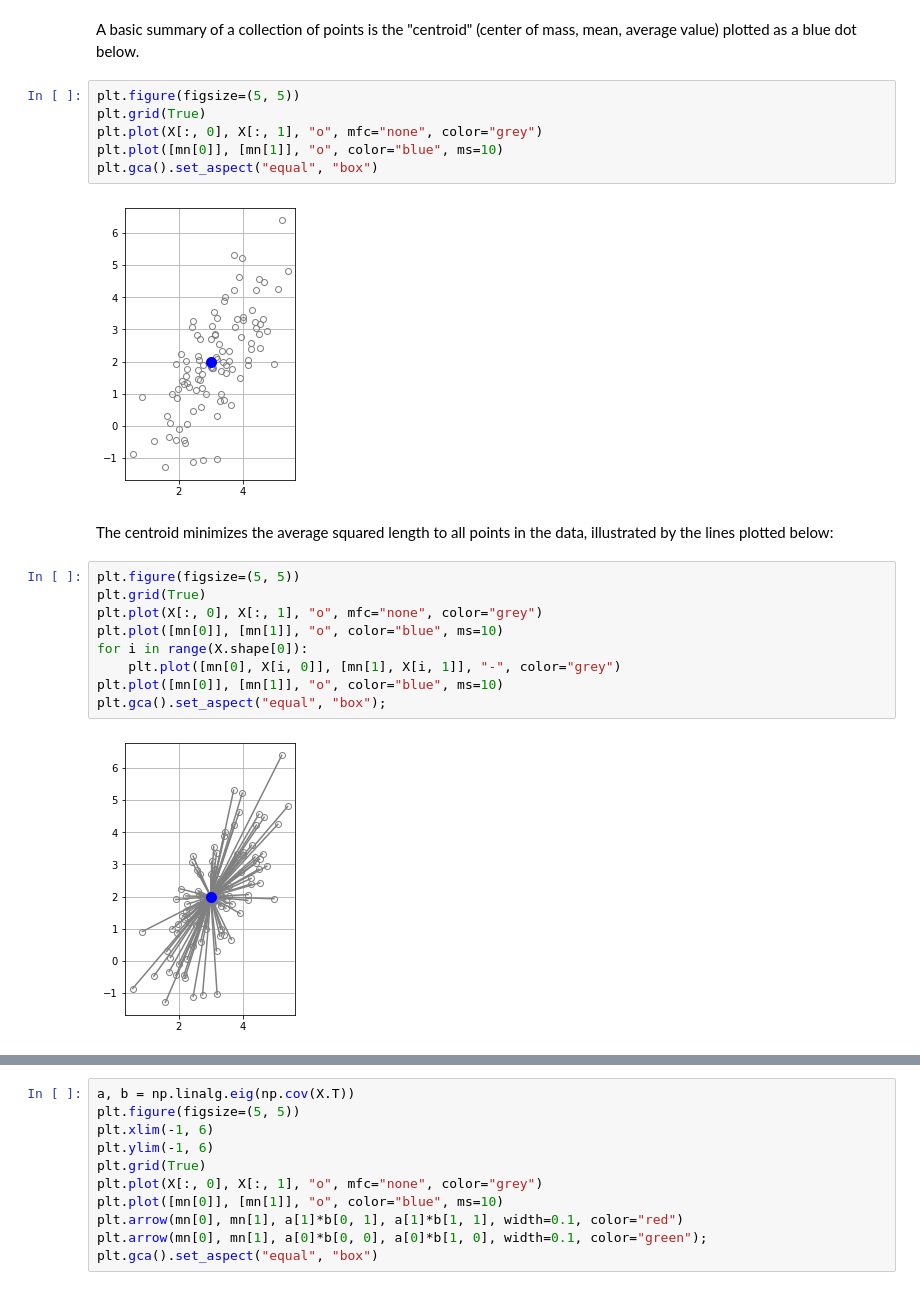
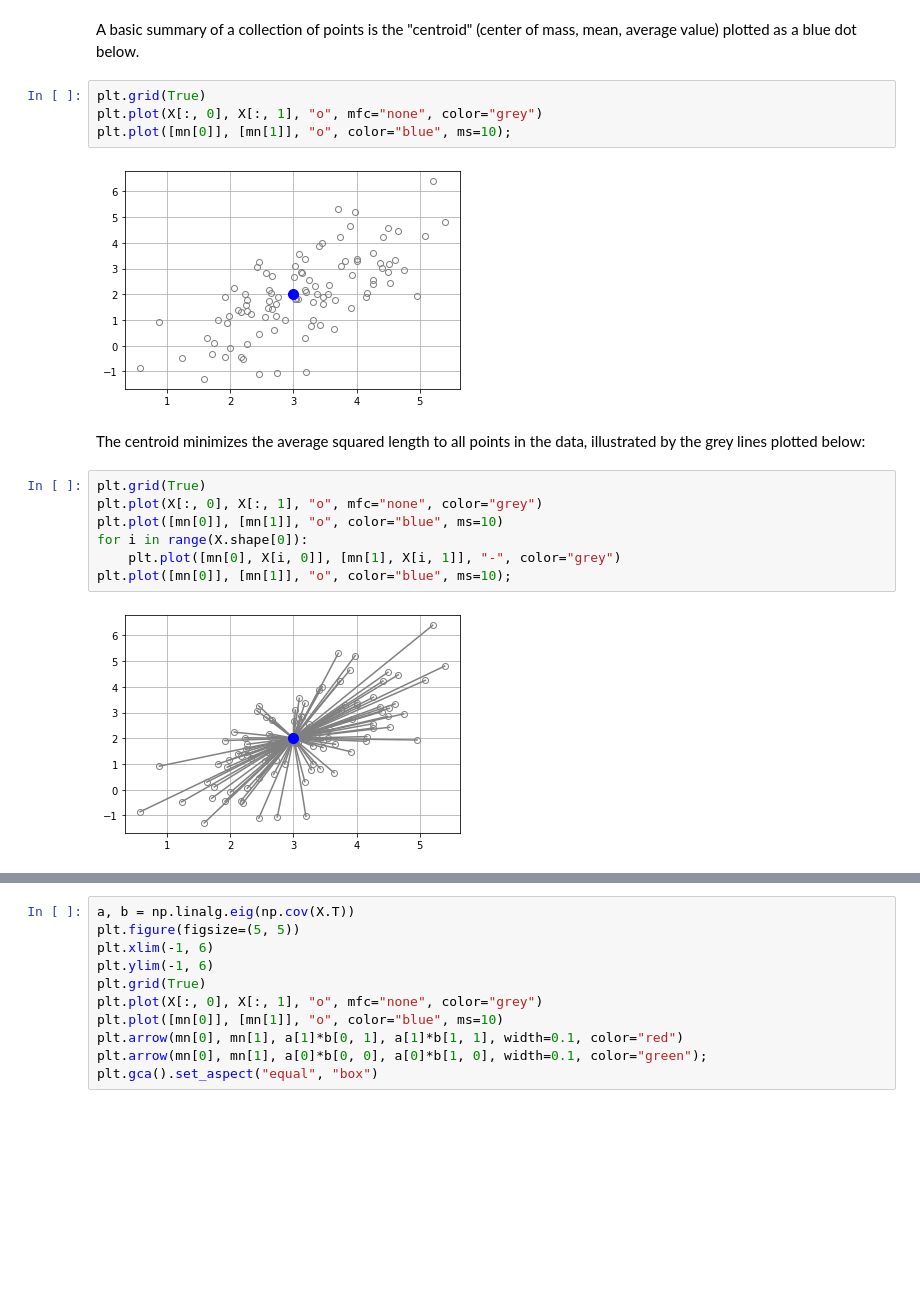
Before and after one commit to kshedden/case_studies, a Jupyter notebook: nhanes_activity/physical_activity.ipynb, the cells around one changed output, grey strips where cells are left out. Cells and saved outputs as stored; diff of their text form; blank space fills up the shorter version.

```diff
--- a/nhanes_activity/physical_activity.ipynb
+++ b/nhanes_activity/physical_activity.ipynb
@@ -49,26 +47,22 @@ plt.gca().set_aspect("equal", "box")
 # %% [markdown]
 A basic summary of a collection of points is the "centroid" (center of mass, mean, average value) plotted as a blue dot below.
 # %%
-plt.figure(figsize=(5, 5))
 plt.grid(True)
 plt.plot(X[:, 0], X[:, 1], "o", mfc="none", color="grey")
-plt.plot([mn[0]], [mn[1]], "o", color="blue", ms=10)
-plt.gca().set_aspect("equal", "box")
+plt.plot([mn[0]], [mn[1]], "o", color="blue", ms=10);
 # %% [output]
-[figure, old version]
+[figure, new version]
 # %% [markdown]
-The centroid minimizes the average squared length to all points in the data, illustrated by the lines plotted below:
+The centroid minimizes the average squared length to all points in the data, illustrated by the grey lines plotted below:
 # %%
-plt.figure(figsize=(5, 5))
 plt.grid(True)
 plt.plot(X[:, 0], X[:, 1], "o", mfc="none", color="grey")
 plt.plot([mn[0]], [mn[1]], "o", color="blue", ms=10)
 for i in range(X.shape[0]):
     plt.plot([mn[0], X[i, 0]], [mn[1], X[i, 1]], "-", color="grey")
-plt.plot([mn[0]], [mn[1]], "o", color="blue", ms=10)
-plt.gca().set_aspect("equal", "box");
+plt.plot([mn[0]], [mn[1]], "o", color="blue", ms=10);
 # %% [output]
-[figure, old version]
+[figure, new version]
 # %% [markdown]
 Put mathematically, the centroid (mean) is
 
```
Also changed, not shown: parts of 12 cells of this notebook.
